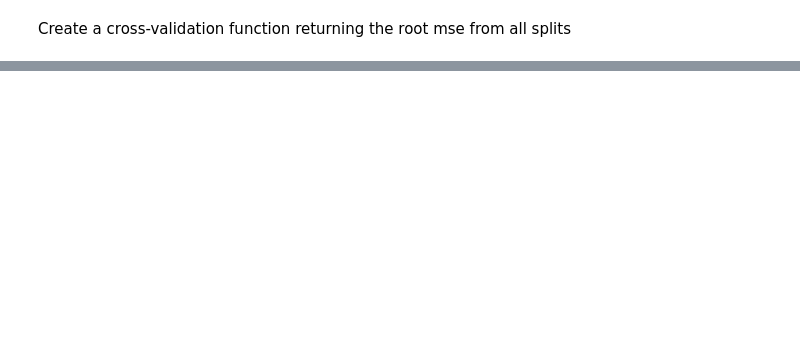
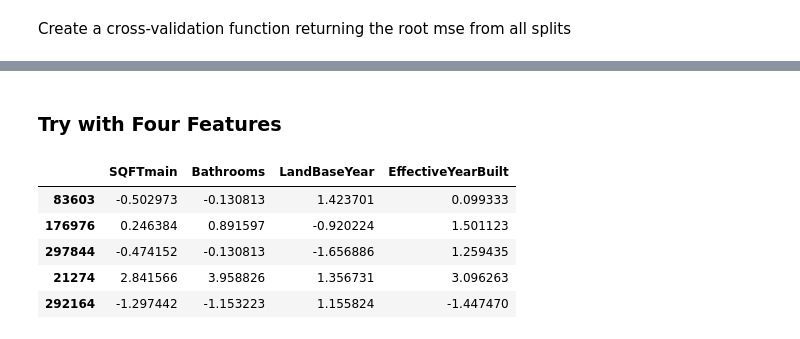
Before and after one commit to mbbatukan/CIV1498-Project2, a Jupyter notebook: notebooks/Project2_ML_Model_ES_R1.ipynb, the cells around one changed output, grey strips where cells are left out. Saved outputs shown, nothing was run; the diff lists cells and outputs as text; code cells hidden in the pictures; blank space fills up the shorter version.

```diff
--- a/notebooks/Project2_ML_Model_ES_R1.ipynb
+++ b/notebooks/Project2_ML_Model_ES_R1.ipynb
@@ -633,0 +867,51 @@ Cross-validation RMSE scores std: $16511.612871952242
+# %%
+# Standardize features using standard scaling
+def standardize_data(data, columns):
+    """
+    Standardize all the data to be number of std away from the mean.
+    """
+
+    for column in columns:
+        data[column] = (data[column] - data[column].mean())/data[column].std()
+
+    return data
+# %% [markdown]
+### Try with Four Features
+# %%
+def process_data_GD(data):
+    """Combine all pipelines to create processed data."""
+    # Transform Data, Select Features
+    data = select_columns(data,
+                         'SQFTmain',
+                         'Bathrooms',
+                         'LandBaseYear',
+                         'TotalValue',
+                         'EffectiveYearBuilt'
+                         )
+
+    # Standardize Data using Standard Scaling
+    columns = [
+     'SQFTmain',
+     'Bathrooms',
+     'LandBaseYear',
+     'EffectiveYearBuilt'
+    ]
+
+    data = standardize_data(data, columns)
+
+    # Return predictors and response variables separately
+    X = data.drop(['TotalValue'], axis = 1)
+    y = data.loc[:, 'TotalValue']
+
+    return X, y
+# %%
+X_train, y_train = process_data_GD(train)
+
+X_train.head()
+# %% [output]
+|  | SQFTmain | Bathrooms | LandBaseYear | EffectiveYearBuilt |
+| 83603 | -0.502973 | -0.130813 | 1.423701 | 0.099333 |
+| 176976 | 0.246384 | 0.891597 | -0.920224 | 1.501123 |
+| 297844 | -0.474152 | -0.130813 | -1.656886 | 1.259435 |
+| 21274 | 2.841566 | 3.958826 | 1.356731 | 3.096263 |
+| 292164 | -1.297442 | -1.153223 | 1.155824 | -1.447470 |
```
Also changed, not shown: parts of 21 cells of this notebook.
